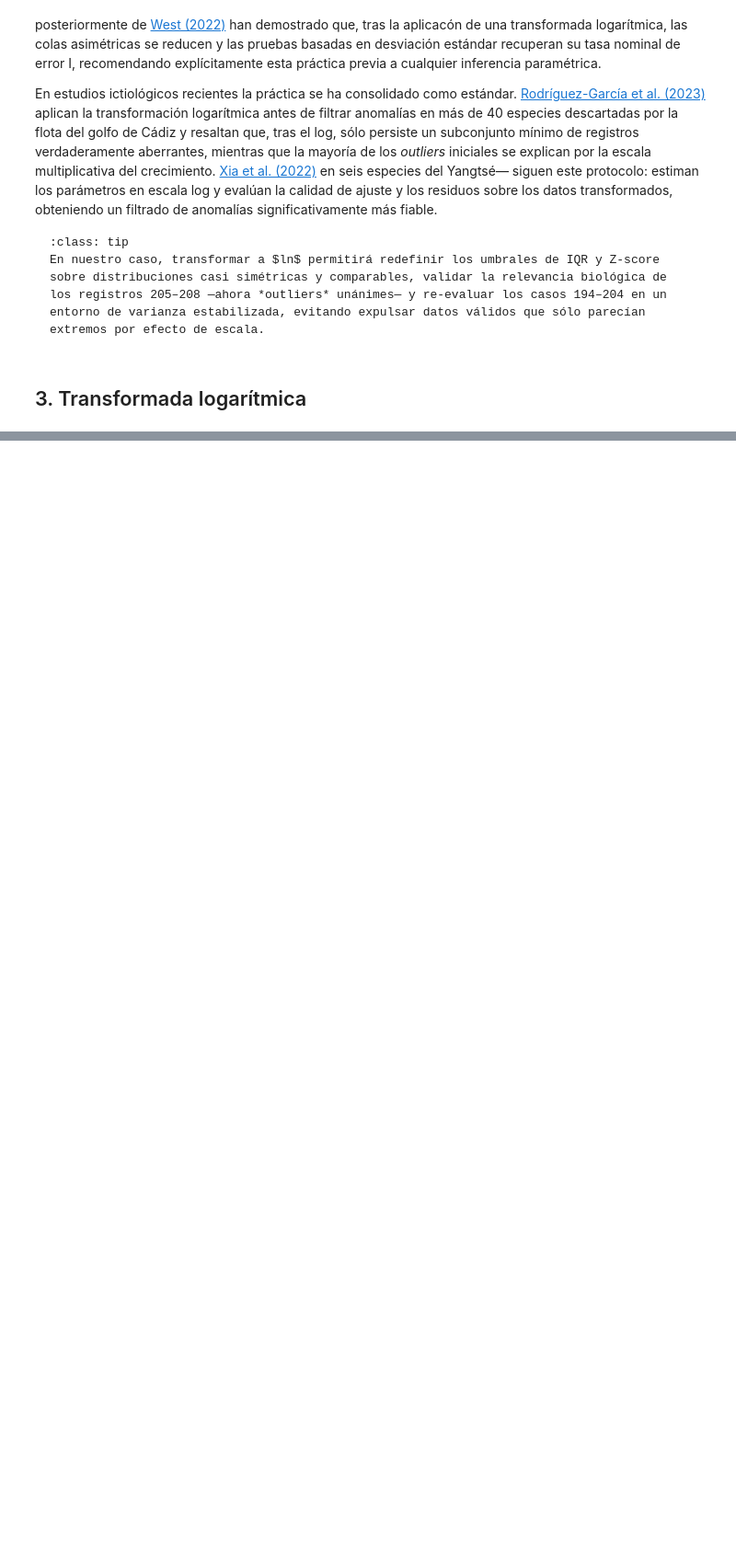
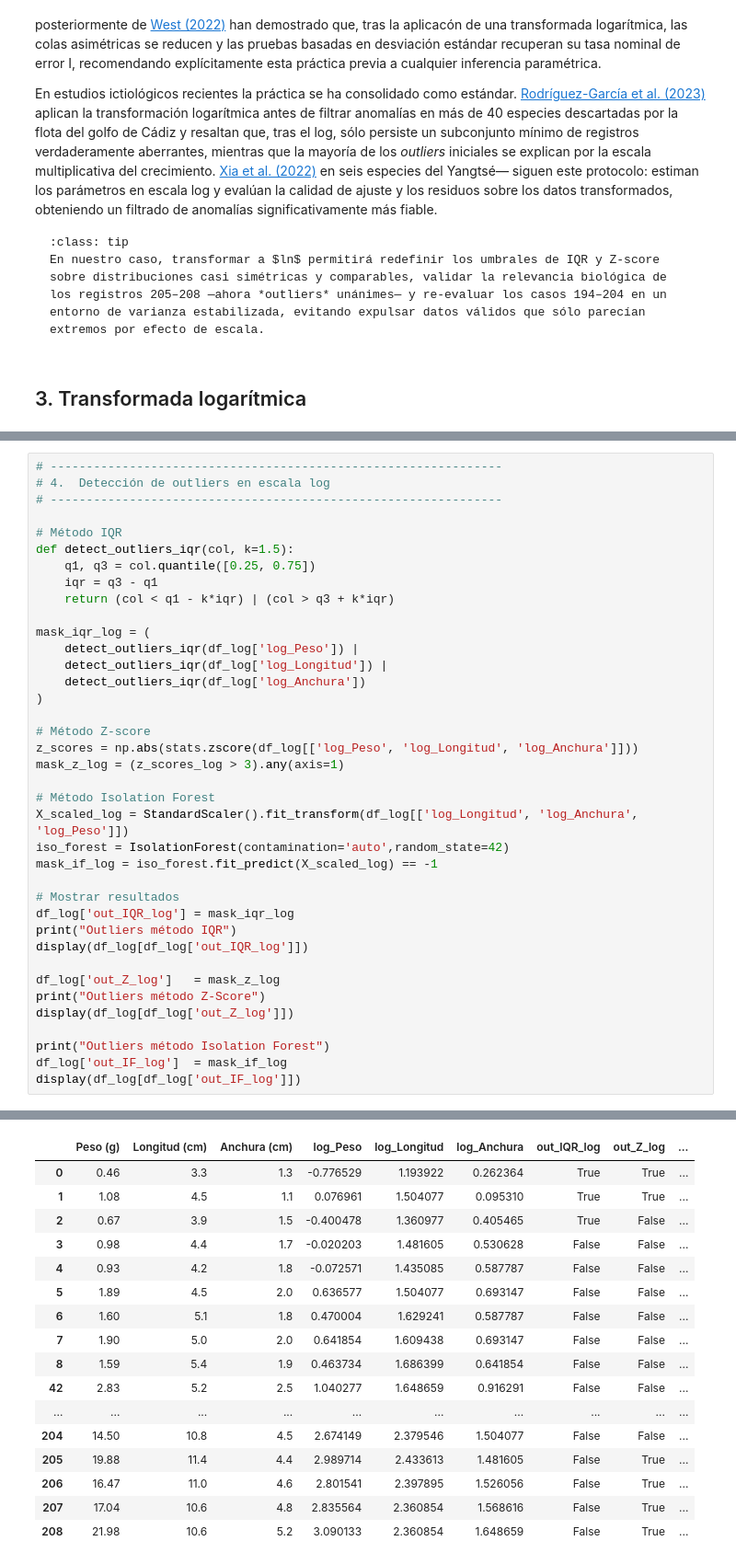
Before and after one commit to jalosu/FLATCLASS, a Jupyter notebook: content/01/Optimizacion.ipynb, the cells around one changed output, grey strips where cells are left out. Shown at 92% size. Saved outputs shown, nothing was run; the diff lists cells and outputs as text; blank space fills up the shorter version.

```diff
--- a/content/01/Optimizacion.ipynb
+++ b/content/01/Optimizacion.ipynb
@@ -589,0 +498,39 @@ IQR ∩ Z-Score ∩ IF         : 2
+# %%
+# ---------------------------------------------------------------
+# 4.  Detección de outliers en escala log
+# ---------------------------------------------------------------
+
+# Método IQR
+def detect_outliers_iqr(col, k=1.5):
+    q1, q3 = col.quantile([0.25, 0.75])
+    iqr = q3 - q1
+    return (col < q1 - k*iqr) | (col > q3 + k*iqr)
+
+mask_iqr_log = (
+    detect_outliers_iqr(df_log['log_Peso']) |
+    detect_outliers_iqr(df_log['log_Longitud']) |
+    detect_outliers_iqr(df_log['log_Anchura'])
+)
+
+# Método Z-score
+z_scores = np.abs(stats.zscore(df_log[['log_Peso', 'log_Longitud', 'log_Anchura']]))
+mask_z_log = (z_scores_log > 3).any(axis=1)
+
+# Método Isolation Forest
+X_scaled_log = StandardScaler().fit_transform(df_log[['log_Longitud', 'log_Anchura', 'log_Peso']])
+iso_forest = IsolationForest(contamination='auto',random_state=42)
+mask_if_log = iso_forest.fit_predict(X_scaled_log) == -1
+
+# Mostrar resultados
+df_log['out_IQR_log'] = mask_iqr_log
+print("Outliers método IQR")
+display(df_log[df_log['out_IQR_log']])
+
+df_log['out_Z_log']   = mask_z_log
+print("Outliers método Z-Score")
+display(df_log[df_log['out_Z_log']])
+
+print("Outliers método Isolation Forest")
+df_log['out_IF_log']  = mask_if_log
+display(df_log[df_log['out_IF_log']])
+# %% [output]
@@ -589,0 +551,17 @@ IQR ∩ Z-Score ∩ IF         : 2
+|  | Peso (g) | Longitud (cm) | Anchura (cm) | log_Peso | log_Longitud | log_Anchura | out_IQR_log | out_Z_log | ... |
+| 0 | 0.46 | 3.3 | 1.3 | -0.776529 | 1.193922 | 0.262364 | True | True | ... |
+| 1 | 1.08 | 4.5 | 1.1 | 0.076961 | 1.504077 | 0.095310 | True | True | ... |
+| 2 | 0.67 | 3.9 | 1.5 | -0.400478 | 1.360977 | 0.405465 | True | False | ... |
+| 3 | 0.98 | 4.4 | 1.7 | -0.020203 | 1.481605 | 0.530628 | False | False | ... |
+| 4 | 0.93 | 4.2 | 1.8 | -0.072571 | 1.435085 | 0.587787 | False | False | ... |
+| 5 | 1.89 | 4.5 | 2.0 | 0.636577 | 1.504077 | 0.693147 | False | False | ... |
+| 6 | 1.60 | 5.1 | 1.8 | 0.470004 | 1.629241 | 0.587787 | False | False | ... |
+| 7 | 1.90 | 5.0 | 2.0 | 0.641854 | 1.609438 | 0.693147 | False | False | ... |
+| 8 | 1.59 | 5.4 | 1.9 | 0.463734 | 1.686399 | 0.641854 | False | False | ... |
+| 42 | 2.83 | 5.2 | 2.5 | 1.040277 | 1.648659 | 0.916291 | False | False | ... |
+| ... | ... | ... | ... | ... | ... | ... | ... | ... | ... |
+| 204 | 14.50 | 10.8 | 4.5 | 2.674149 | 2.379546 | 1.504077 | False | False | ... |
+| 205 | 19.88 | 11.4 | 4.4 | 2.989714 | 2.433613 | 1.481605 | False | True | ... |
+| 206 | 16.47 | 11.0 | 4.6 | 2.801541 | 2.397895 | 1.526056 | False | True | ... |
+| 207 | 17.04 | 10.6 | 4.8 | 2.835564 | 2.360854 | 1.568616 | False | True | ... |
+| 208 | 21.98 | 10.6 | 5.2 | 3.090133 | 2.360854 | 1.648659 | False | True | ... |
```
Also changed, not shown: parts of 4 cells of this notebook.
